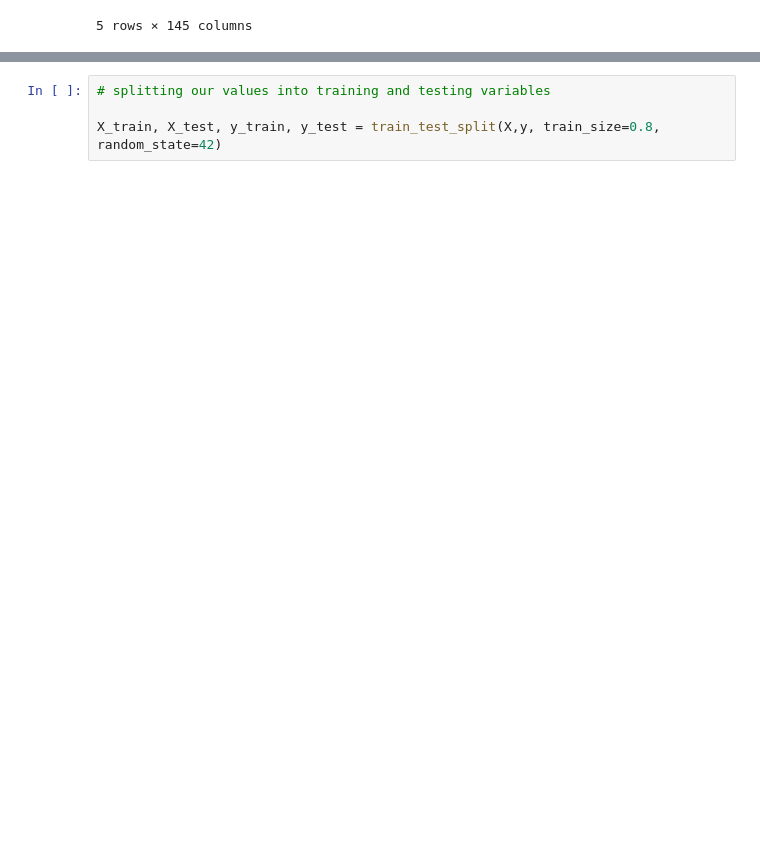
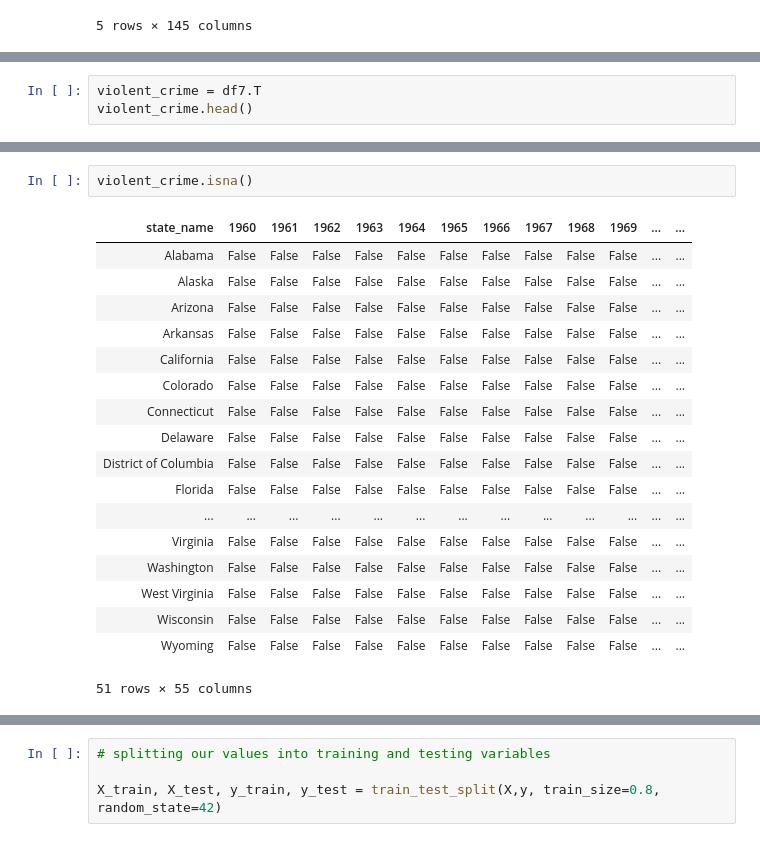
Before and after one commit to bishdj22/HomeSlice, a Jupyter notebook: Logistic_Regression_Model.ipynb, the cells around one changed output, grey strips where cells are left out. Saved outputs shown, nothing was run; the diff lists cells and outputs as text; blank space fills up the shorter version.

```diff
--- a/Logistic_Regression_Model.ipynb
+++ b/Logistic_Regression_Model.ipynb
@@ -193,0 +190,3 @@ property_crime.isna()
+# %%
+violent_crime = df7.T
+violent_crime.head()
@@ -193,0 +201,21 @@ property_crime.isna()
+# %%
+violent_crime.isna()
+# %% [output]
+| state_name | 1960 | 1961 | 1962 | 1963 | 1964 | 1965 | 1966 | 1967 | 1968 | 1969 | ... | ... |
+| Alabama | False | False | False | False | False | False | False | False | False | False | ... | ... |
+| Alaska | False | False | False | False | False | False | False | False | False | False | ... | ... |
+| Arizona | False | False | False | False | False | False | False | False | False | False | ... | ... |
+| Arkansas | False | False | False | False | False | False | False | False | False | False | ... | ... |
+| California | False | False | False | False | False | False | False | False | False | False | ... | ... |
+| Colorado | False | False | False | False | False | False | False | False | False | False | ... | ... |
+| Connecticut | False | False | False | False | False | False | False | False | False | False | ... | ... |
+| Delaware | False | False | False | False | False | False | False | False | False | False | ... | ... |
+| District of Columbia | False | False | False | False | False | False | False | False | False | False | ... | ... |
+| Florida | False | False | False | False | False | False | False | False | False | False | ... | ... |
+| ... | ... | ... | ... | ... | ... | ... | ... | ... | ... | ... | ... | ... |
+| Virginia | False | False | False | False | False | False | False | False | False | False | ... | ... |
+| Washington | False | False | False | False | False | False | False | False | False | False | ... | ... |
+| West Virginia | False | False | False | False | False | False | False | False | False | False | ... | ... |
+| Wisconsin | False | False | False | False | False | False | False | False | False | False | ... | ... |
+| Wyoming | False | False | False | False | False | False | False | False | False | False | ... | ... |
+51 rows × 55 columns
```
Also changed, not shown: parts of 21 cells of this notebook, 4 other files.
